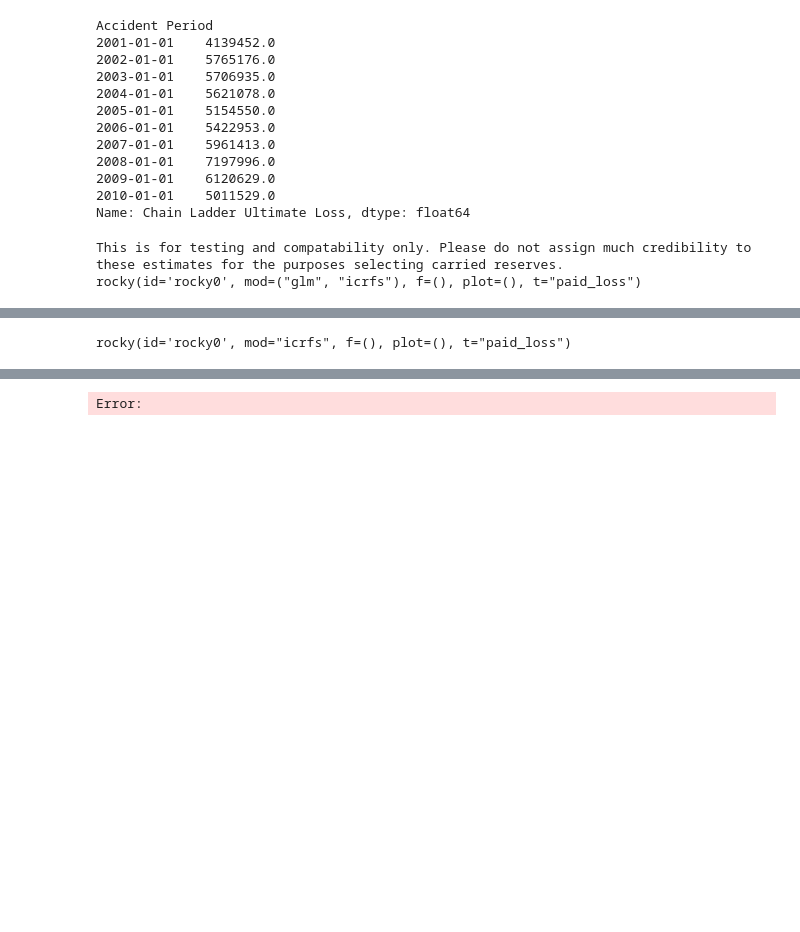
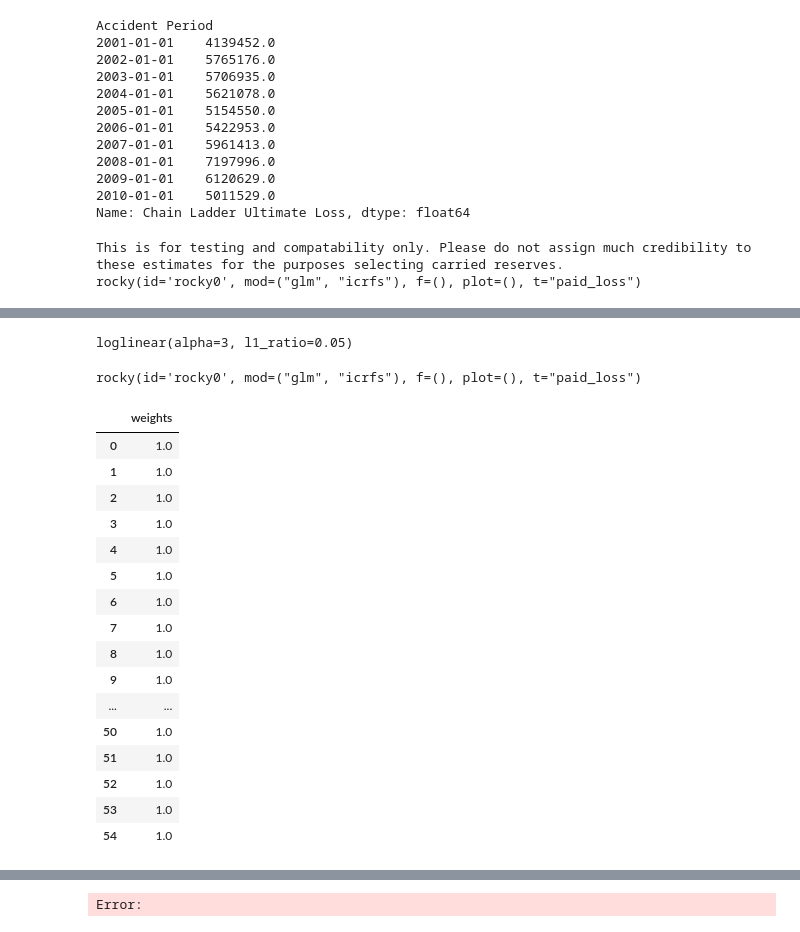
Before and after one commit to rocky-reserving/rocky, a Jupyter notebook: rocky-app/ROCKY Demo.ipynb, the cells around one changed output, grey strips where cells are left out. Cells and saved outputs as stored; diff of their text form; code cells hidden in the pictures; blank space fills up the shorter version.

```diff
--- a/rocky-app/ROCKY Demo.ipynb
+++ b/rocky-app/ROCKY Demo.ipynb
@@ -207,4 +228,8 @@ r.icrfs.GetY('train')
 Name: paid_loss, dtype: float64
+# %%
+r.icrfs
+# %% [output]
+loglinear(alpha=3, l1_ratio=0.05)
 # %%
 ## now that we have a set of hyperparameters, we can reuse them
 ## next time using model.SetHyperparameters(alpha, power):
@@ -212,6 +237,7 @@ Name: paid_loss, dtype: float64
 
 # fit base model to the data
 r.icrfs.Fit()
+r.glm.Fit()
 print(r)
 # %% [output]
-rocky(id='rocky0', mod="icrfs", f=(), plot=(), t="paid_loss")
+rocky(id='rocky0', mod=("glm", "icrfs"), f=(), plot=(), t="paid_loss")
@@ -217,0 +258,20 @@ rocky(id='rocky0', mod="icrfs", f=(), plot=(), t="paid_loss")
+# %%
+r.icrfs.GetWeights("train")
+# %% [output]
+|  | weights |
+| 0 | 1.0 |
+| 1 | 1.0 |
+| 2 | 1.0 |
+| 3 | 1.0 |
+| 4 | 1.0 |
+| 5 | 1.0 |
+| 6 | 1.0 |
+| 7 | 1.0 |
+| 8 | 1.0 |
+| 9 | 1.0 |
+| ... | ... |
+| 50 | 1.0 |
+| 51 | 1.0 |
+| 52 | 1.0 |
+| 53 | 1.0 |
+| 54 | 1.0 |
```
Also changed, not shown: parts of 32 cells of this notebook, 5 other files.
